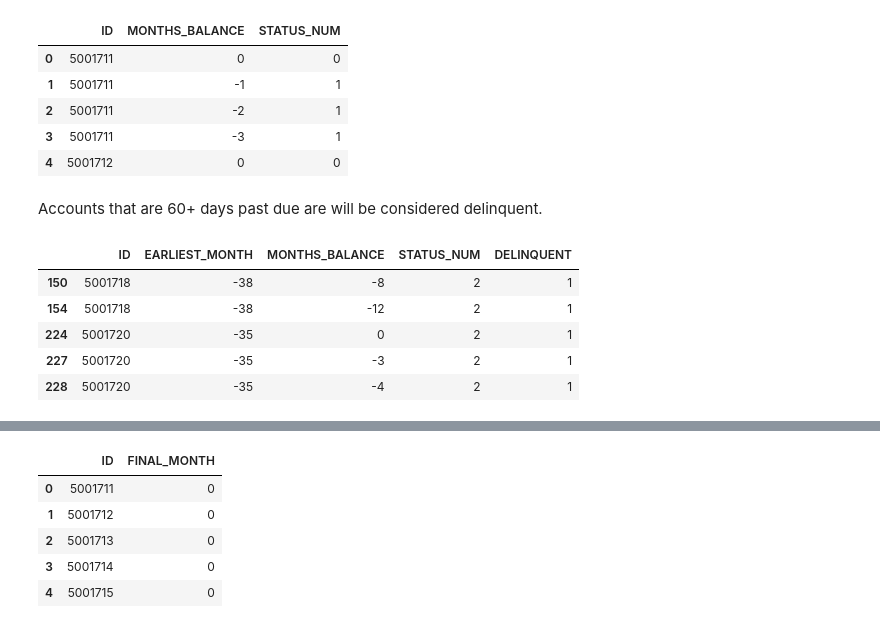
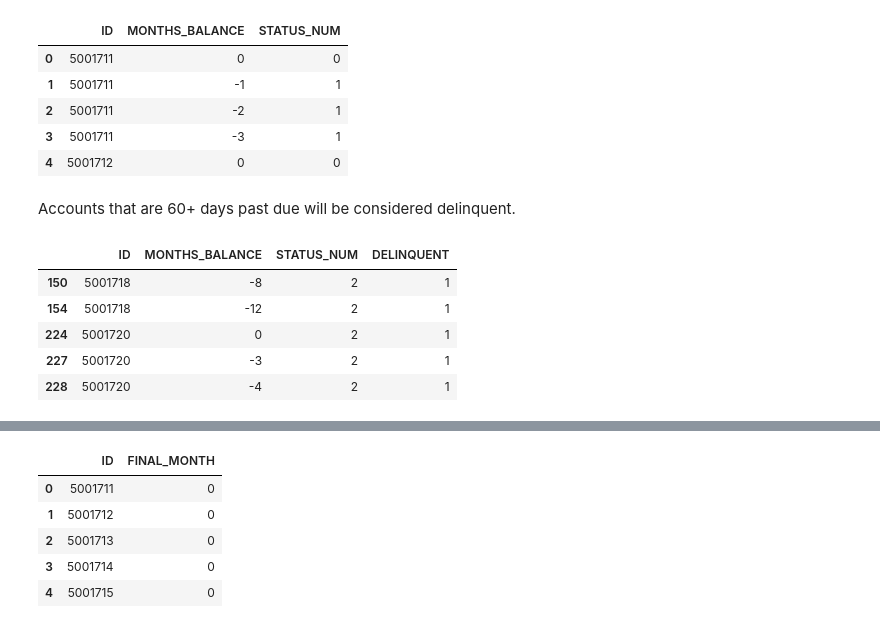
Before and after one commit to 87gru/Project-4, a Jupyter notebook: Feature_Engineering_Analysis.ipynb, the cells around one changed output, grey strips where cells are left out. Saved outputs shown, nothing was run; the diff lists cells and outputs as text; code cells hidden in the pictures.

```diff
--- a/Feature_Engineering.ipynb
+++ b/Feature_Engineering_Analysis.ipynb
@@ -97,4 +98,4 @@ credit_df.head()
 | 3 | 5001711 | -3 | 1 |
 | 4 | 5001712 | 0 | 0 |
 # %% [markdown]
-Accounts that are 60+ days past due are will be considered delinquent.
+Accounts that are 60+ days past due will be considered delinquent.
@@ -113,13 +102,13 @@ dlq_df = dlq_df[['ID','EARLIEST_MONTH','MONTHS_BALANCE','STATUS_NUM']]
 # %%
 # Add Delinquent column. If Status_Num > 1, add 1 to column. Otherwise, 0.
-dlq_df['DELINQUENT'] = dlq_df['STATUS_NUM'].apply(lambda x: 1 if x > 1 else 0)
+credit_df['DELINQUENT'] = credit_df['STATUS_NUM'].apply(lambda x: 1 if x > 1 else 0)
 # %%
 # Check dataframe
-dlq_df[dlq_df['STATUS_NUM'] > 1].head()
+credit_df[credit_df['STATUS_NUM'] > 1].head()
 # %% [output]
-|  | ID | EARLIEST_MONTH | MONTHS_BALANCE | STATUS_NUM | DELINQUENT |
-| 150 | 5001718 | -38 | -8 | 2 | 1 |
-| 154 | 5001718 | -38 | -12 | 2 | 1 |
-| 224 | 5001720 | -35 | 0 | 2 | 1 |
-| 227 | 5001720 | -35 | -3 | 2 | 1 |
-| 228 | 5001720 | -35 | -4 | 2 | 1 |
+|  | ID | MONTHS_BALANCE | STATUS_NUM | DELINQUENT |
+| 150 | 5001718 | -8 | 2 | 1 |
+| 154 | 5001718 | -12 | 2 | 1 |
+| 224 | 5001720 | 0 | 2 | 1 |
+| 227 | 5001720 | -3 | 2 | 1 |
+| 228 | 5001720 | -4 | 2 | 1 |
```
Also changed, not shown: parts of 34 cells of this notebook, 1 other file.
